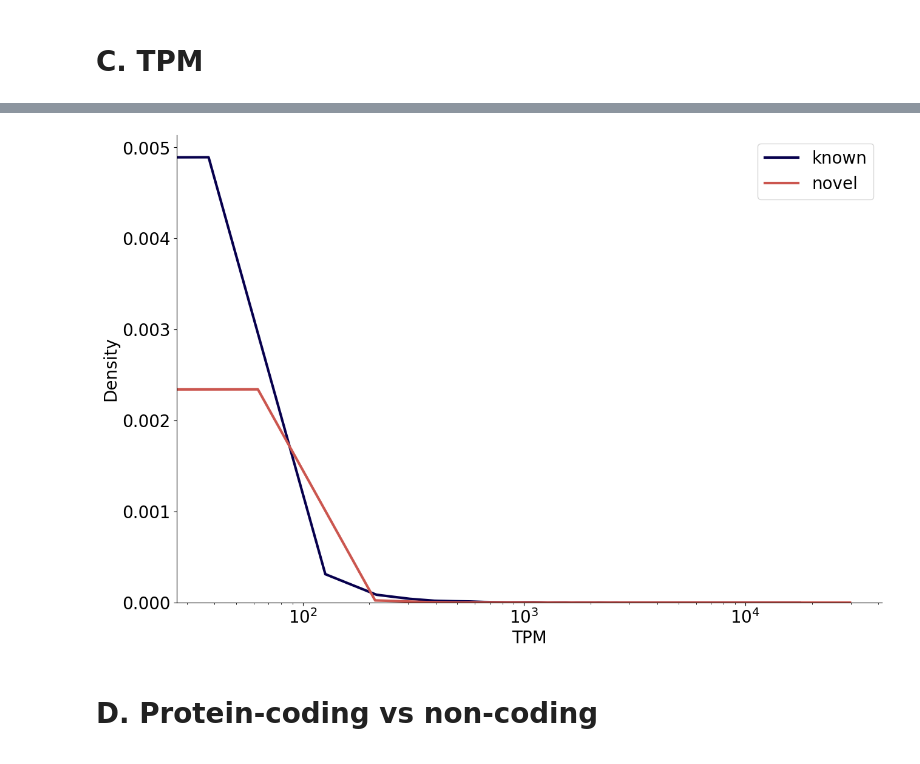
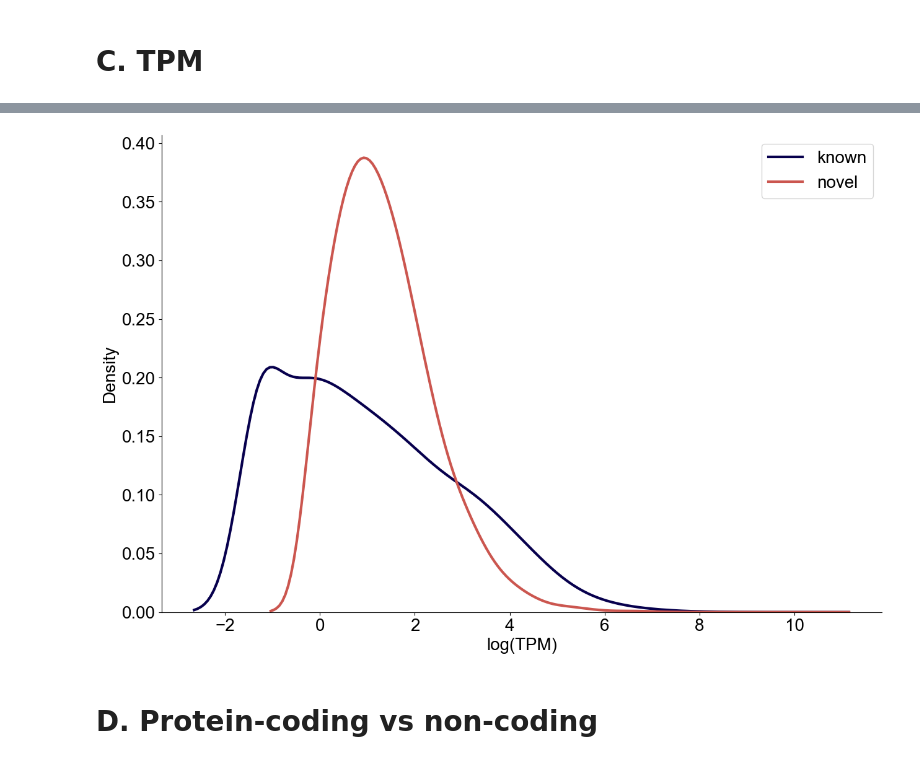
Before and after one commit to cmbi/Neural-Retina-Atlas, a Jupyter notebook: figures_and_tables/Figure_1.ipynb, the cells around one changed output, grey strips where cells are left out. Drawn from its saved outputs; the diff is of its cells as text; code cells hidden in the pictures.

Commit message:
adapted figure 1c

```diff
--- a/figures_and_tables/Figure_1.ipynb
+++ b/figures_and_tables/Figure_1.ipynb
@@ -173,17 +173,19 @@ WARNING:matplotlib.font_manager:findfont: Generic family 'sans-serif' not found
 # C. TPM
 # %%
 tpm = pd.read_csv('../data/transcriptomics/isoquant/isoquant_aln.sorted.transcript_model_tpm.tsv', sep = '\t')
+tpm['TPM'] = np.log(tpm['TPM'])
 
 tpm_known = tpm[tpm['#feature_id'].str.contains('ENST')]
 tpm_novel = tpm[tpm['#feature_id'].str.contains('transcript')]
 
 plt.rcParams.update(rc)
 
-sns.kdeplot(tpm_known['TPM'], label='known', color='#07004D', linewidth=3)
-sns.kdeplot(tpm_novel['TPM'], label='novel', color='#cb564f', linewidth=3)
+sns.kdeplot(tpm_known['TPM'], label='known', color='#07004D', linewidth=3, bw_adjust = 2)
+sns.kdeplot(tpm_novel['TPM'], label='novel', color='#cb564f', linewidth=3, bw_adjust = 2)
 
 plt.legend()
-plt.xscale('log')
+plt.xlabel('log(TPM)')
+
 # Remove black x and y axis line
 sns.despine()
 plt.savefig('plots/tpm.svg', dpi = 300,  bbox_inches='tight')
@@ -209,4 +194,4 @@ WARNING:matplotlib.font_manager:findfont: Generic family 'sans-serif' not found
-[figure, old version]
+[figure, new version]
 # %% [markdown]
 # D. Protein-coding vs non-coding
 # %%
```
Also changed, not shown: parts of 1 cell of this notebook.
